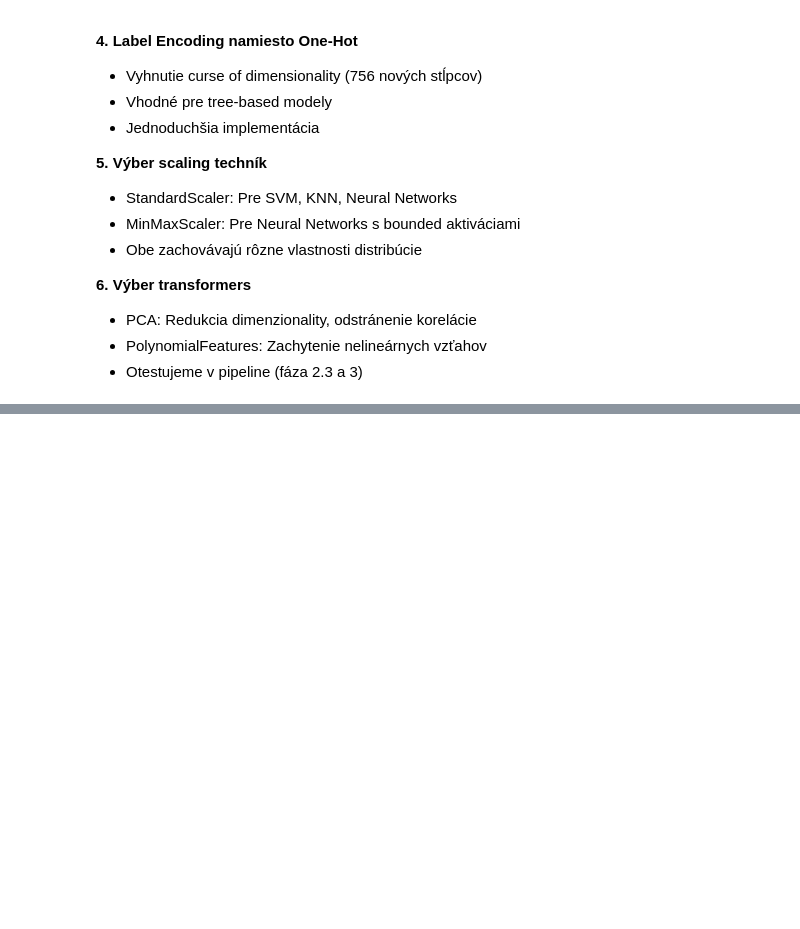
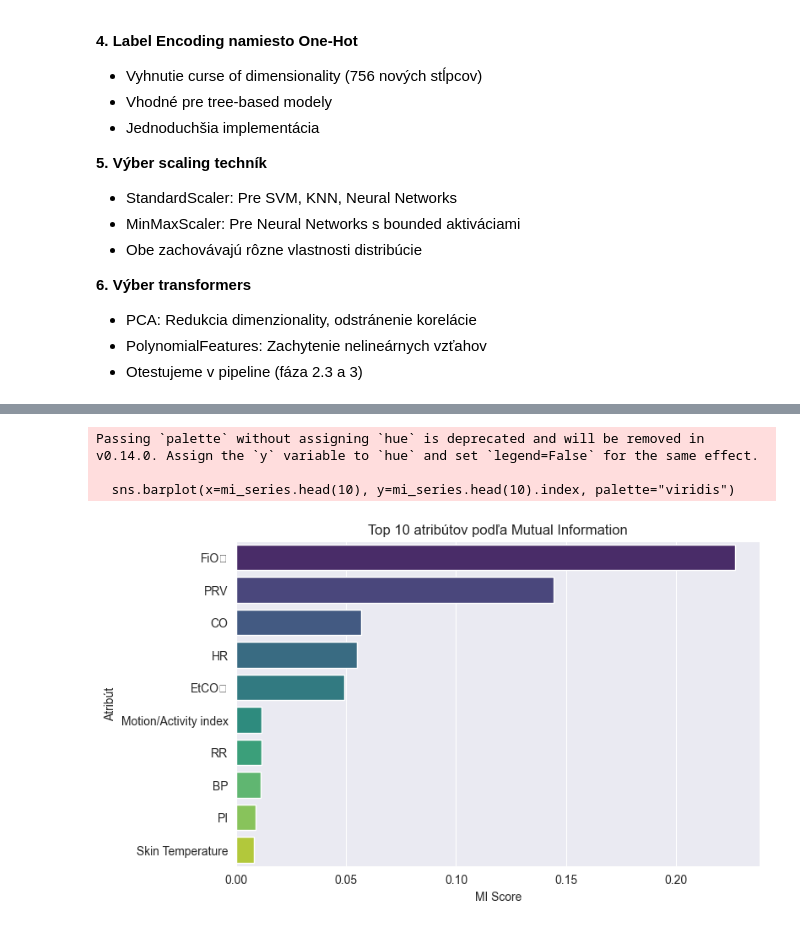
Before and after one commit to MarekPenzes/IAU_Projekt, a Jupyter notebook: IAU_phase2_penzes_petrik.ipynb, the cells around one changed output, grey strips where cells are left out. Saved outputs shown, nothing was run; the diff lists cells and outputs as text; code cells hidden in the pictures; blank space fills up the shorter version.

```diff
--- a/IAU_phase2_penzes_petrik.ipynb
+++ b/IAU_phase2_penzes_petrik.ipynb
@@ -662,0 +689,10 @@ Dataset obsahoval 3 kategorické stĺpce:
+# %%
+TARGET = "oximetry"
+y_train = train_df[TARGET]
+X_train = train_df.drop(columns=[TARGET])
+X = pd.DataFrame(X_train_standard, columns=X_train.columns)
+# Odstránime len irelevantné stĺpce
+X = X.drop(columns=['latitude', 'longitude'], errors='ignore')
+y = y_train.copy()
+print("X shape:", X.shape, "| y shape:", y.shape)
+X.head()
@@ -662,0 +715,5 @@ Dataset obsahoval 3 kategorické stĺpce:
+# %%
+mi_vals = mutual_info_regression(X, y, random_state=42)
+mi_series = pd.Series(mi_vals, index=X.columns, name="Mutual_Info").sort_values(ascending=False)
+
+mi_series.head(15)
@@ -662,0 +737,12 @@ Dataset obsahoval 3 kategorické stĺpce:
+# %%
+plt.figure(figsize=(8, 5))
+sns.barplot(x=mi_series.head(10), y=mi_series.head(10).index, palette="viridis")
+plt.title("Top 10 atribútov podľa Mutual Information")
+plt.xlabel("MI Score")
+plt.ylabel("Atribút")
+plt.show()
+# %% [output]
+Passing `palette` without assigning `hue` is deprecated and will be removed in v0.14.0. Assign the `y` variable to `hue` and set `legend=False` for the same effect.
+
+  sns.barplot(x=mi_series.head(10), y=mi_series.head(10).index, palette="viridis")
+[figure, added]
```
Also changed, not shown: parts of 26 cells of this notebook, 3 other files.
